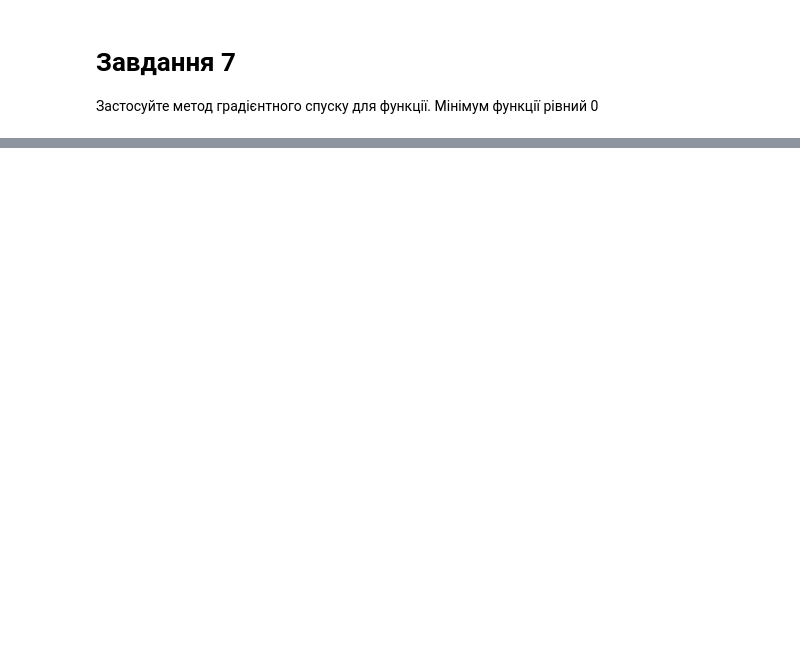
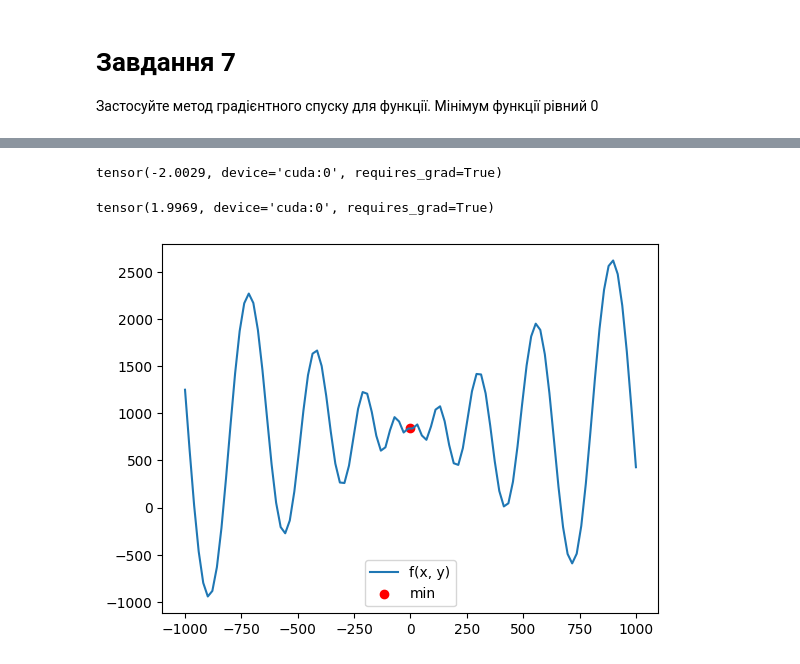
Before and after one commit to shaya-686/AI, a Jupyter notebook: Практика_pytorch.ipynb, the cells around one changed output, grey strips where cells are left out. Cells and saved outputs as stored; diff of their text form; code cells hidden in the pictures; blank space fills up the shorter version.

Commit message:
Створено за допомогою Colab

```diff
--- a/Практика_pytorch.ipynb
+++ b/Практика_pytorch.ipynb
@@ -185,0 +221,24 @@ def f3(x, y):
+# %%
+def print_plot(fun, x, y):
+    xs = torch.linspace(-2, 2, 50)
+    ys = torch.linspace(-2, 2, 50)
+    res = fun(xs, ys)
+
+    # Перетворюємо тензори на NumPy масиви за допомогою .detach().numpy()
+    xs_np = xs.detach().cpu().numpy()
+    ys_np = ys.detach().cpu().numpy()
+
+    plt.plot(xs_np, res.detach().cpu().numpy(), label='f(x, y)')
+
+    # Перетворюємо x і fun(x, y) на NumPy масиви за допомогою .detach().numpy()
+    x_np = x.detach().cpu().numpy()
+    y_np = y.detach().cpu().numpy()
+    res_min = fun(x, y).detach().cpu().numpy()
+
+    plt.scatter(x_np, res_min, c='red', label='min')
+    plt.legend()
+    plt.show()
+# %%
+x = torch.tensor(-2.0, requires_grad=True)
+y = torch.tensor(2.0, requires_grad=True)
+fun_min(f1, x, y)
@@ -185,0 +266,12 @@ def f3(x, y):
+# %%
+x
+# %% [output]
+tensor(-2.0029, device='cuda:0', requires_grad=True)
+# %%
+y
+# %% [output]
+tensor(1.9969, device='cuda:0', requires_grad=True)
+# %%
+print_plot(f1, x, y)
+# %% [output]
+[figure, added]
```
Also changed, not shown: parts of 10 cells of this notebook.
